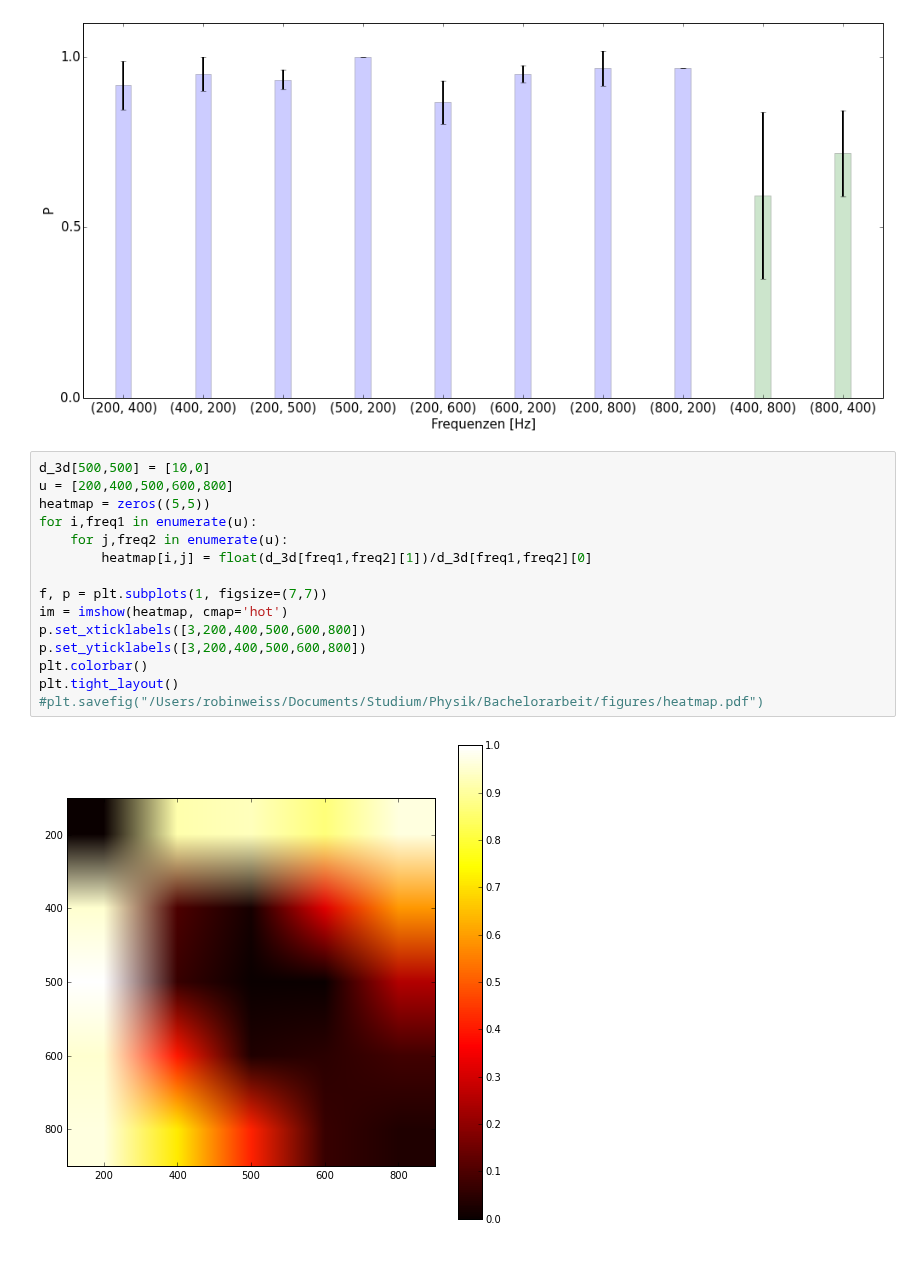
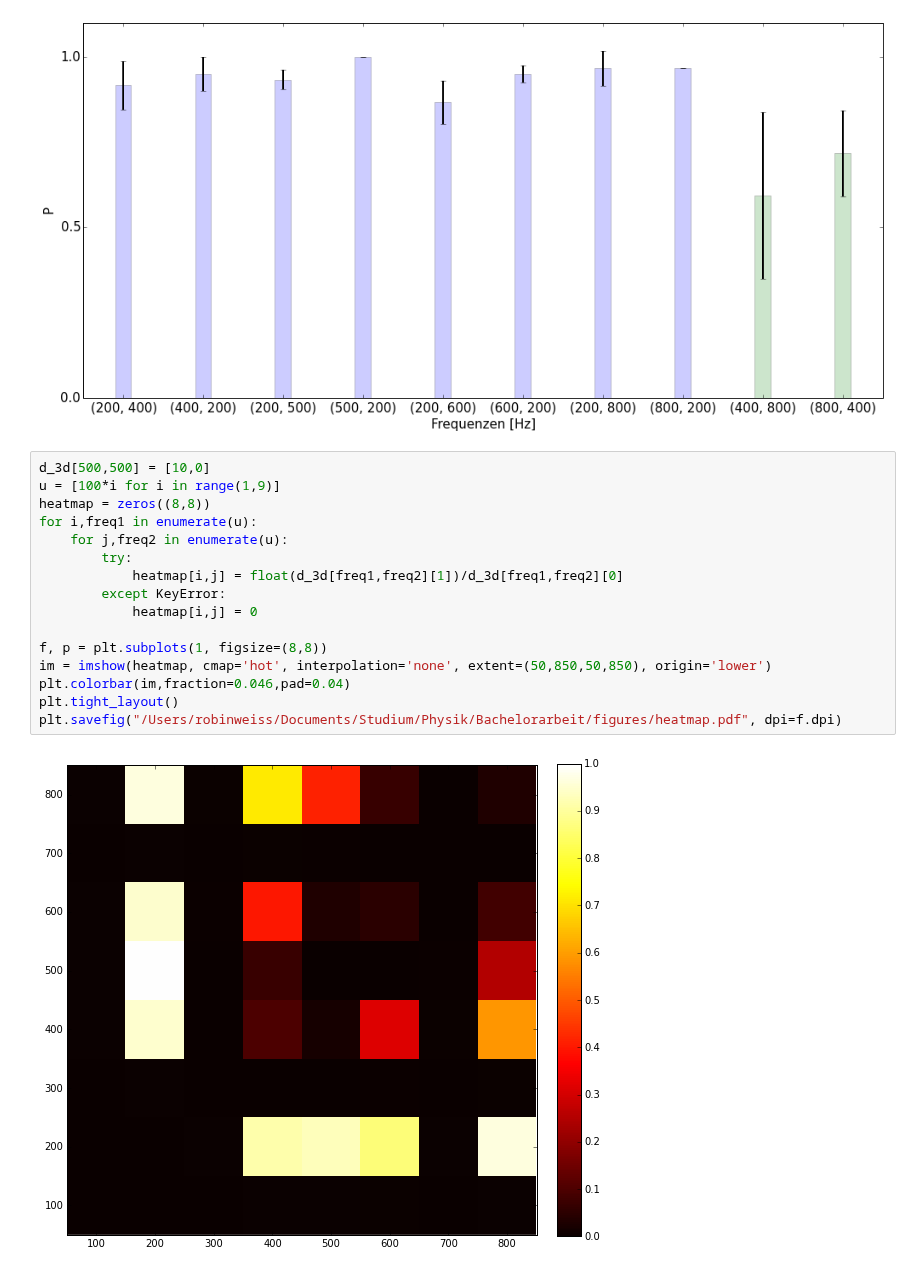
Before and after one commit to wachtlerlab/RWeiss, a Jupyter notebook: Auswertung_all_means.ipynb, the cells around one changed output. Drawn from its saved outputs; the diff is of its cells as text.

Commit message:
changed heatmap

```diff
--- a/Auswertung_all_means.ipynb
+++ b/Auswertung_all_means.ipynb
@@ -260,18 +261,19 @@ plt.tight_layout()
 [figure]
 # %%
 d_3d[500,500] = [10,0]
-u = [200,400,500,600,800]
-heatmap = zeros((5,5))
+u = [100*i for i in range(1,9)]
+heatmap = zeros((8,8))
 for i,freq1 in enumerate(u):
     for j,freq2 in enumerate(u):
-        heatmap[i,j] = float(d_3d[freq1,freq2][1])/d_3d[freq1,freq2][0]
+        try:
+            heatmap[i,j] = float(d_3d[freq1,freq2][1])/d_3d[freq1,freq2][0]
+        except KeyError:
+            heatmap[i,j] = 0
 
-f, p = plt.subplots(1, figsize=(7,7))
-im = imshow(heatmap, cmap='hot')
-p.set_xticklabels([3,200,400,500,600,800])
-p.set_yticklabels([3,200,400,500,600,800])
-plt.colorbar()
+f, p = plt.subplots(1, figsize=(8,8))
+im = imshow(heatmap, cmap='hot', interpolation='none', extent=(50,850,50,850), origin='lower')
+plt.colorbar(im,fraction=0.046,pad=0.04)
 plt.tight_layout()
-#plt.savefig("/Users/robinweiss/Documents/Studium/Physik/Bachelorarbeit/figures/heatmap.pdf")
+plt.savefig("/Users/robinweiss/Documents/Studium/Physik/Bachelorarbeit/figures/heatmap.pdf", dpi=f.dpi)
 # %% [output]
-[figure, old version]
+[figure, new version]
```
Also changed, not shown: parts of 1 cell of this notebook, 2 other files.
